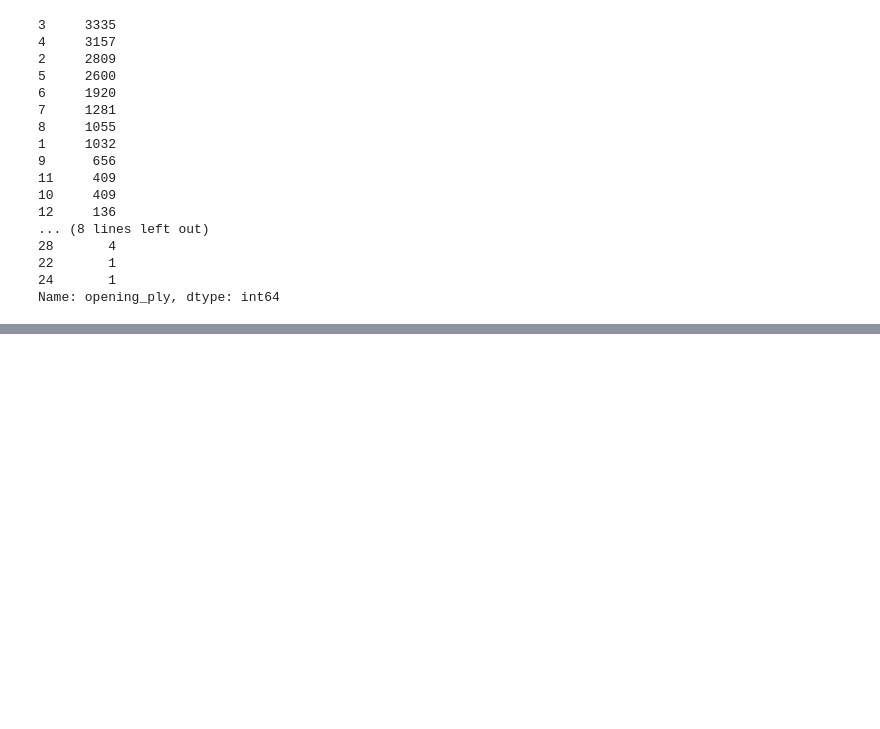
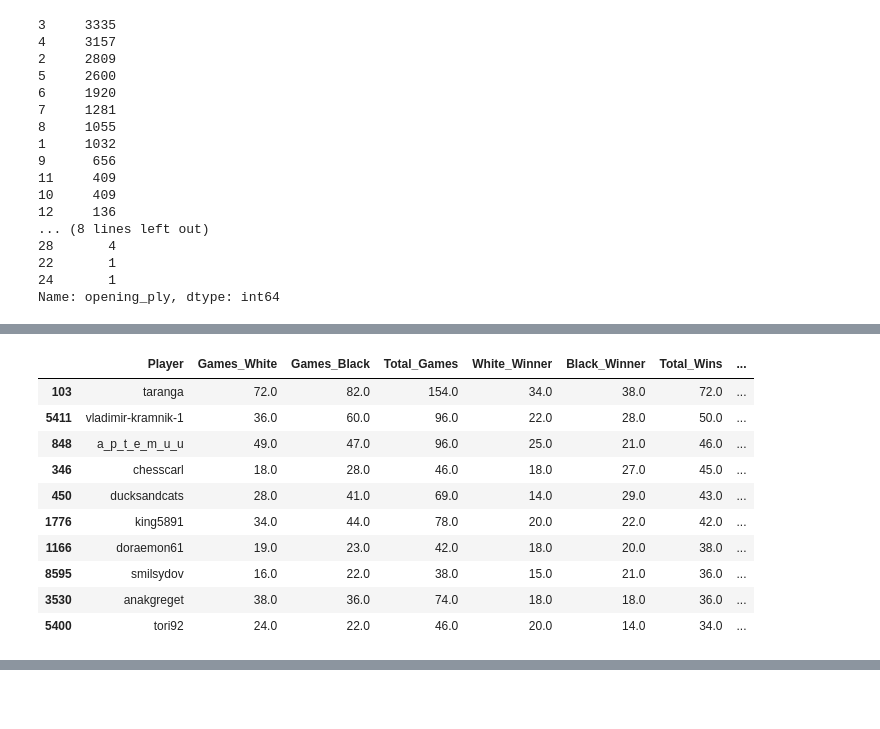
Before and after one commit to isra-st/Chess_aa_is, a Jupyter notebook: Chess_Visualizations_Isra.ipynb, the cells around one changed output, grey strips where cells are left out. Cells and saved outputs as stored; diff of their text form; code cells hidden in the pictures; blank space fills up the shorter version.

Commit message:
Players table done

```diff
--- a/Chess_Visualizations_Isra.ipynb
+++ b/Chess_Visualizations_Isra.ipynb
@@ -817,2 +861,23 @@ Name: opening_ply, dtype: int64
+# %%
+df_players['Max_White_Rating'] = df_players['Player'].map(df.groupby('white_id')['white_rating'].max())
 # %%
-df.loc[df['white_id']=='ssf7']['white_rating'].min()
+df_players['Min_White_Rating'] = df_players['Player'].map(df.groupby('white_id')['white_rating'].min())
+# %%
+df_players['Max_Black_Rating'] = df_players['Player'].map(df.groupby('white_id')['black_rating'].max())
+df_players['Min_Black_Rating'] = df_players['Player'].map(df.groupby('white_id')['black_rating'].min())
+# %%
+df_players['AVG_Rating'] = ((df_players['Max_White_Rating'] + df_players['Min_White_Rating'] + df_players['Max_Black_Rating'] + df_players['Min_Black_Rating'])/4)
+# %%
+df_players.sort_values(by=['Total_Wins', 'AVG_Rating', 'Total_Games'], ascending=False).head(10)
+# %% [output]
+|  | Player | Games_White | Games_Black | Total_Games | White_Winner | Black_Winner | Total_Wins | ... |
+| 103 | taranga | 72.0 | 82.0 | 154.0 | 34.0 | 38.0 | 72.0 | ... |
+| 5411 | vladimir-kramnik-1 | 36.0 | 60.0 | 96.0 | 22.0 | 28.0 | 50.0 | ... |
+| 848 | a_p_t_e_m_u_u | 49.0 | 47.0 | 96.0 | 25.0 | 21.0 | 46.0 | ... |
+| 346 | chesscarl | 18.0 | 28.0 | 46.0 | 18.0 | 27.0 | 45.0 | ... |
+| 450 | ducksandcats | 28.0 | 41.0 | 69.0 | 14.0 | 29.0 | 43.0 | ... |
+| 1776 | king5891 | 34.0 | 44.0 | 78.0 | 20.0 | 22.0 | 42.0 | ... |
+| 1166 | doraemon61 | 19.0 | 23.0 | 42.0 | 18.0 | 20.0 | 38.0 | ... |
+| 8595 | smilsydov | 16.0 | 22.0 | 38.0 | 15.0 | 21.0 | 36.0 | ... |
+| 3530 | anakgreget | 38.0 | 36.0 | 74.0 | 18.0 | 18.0 | 36.0 | ... |
+| 5400 | tori92 | 24.0 | 22.0 | 46.0 | 20.0 | 14.0 | 34.0 | ... |
```
Also changed, not shown: parts of 25 cells of this notebook.
